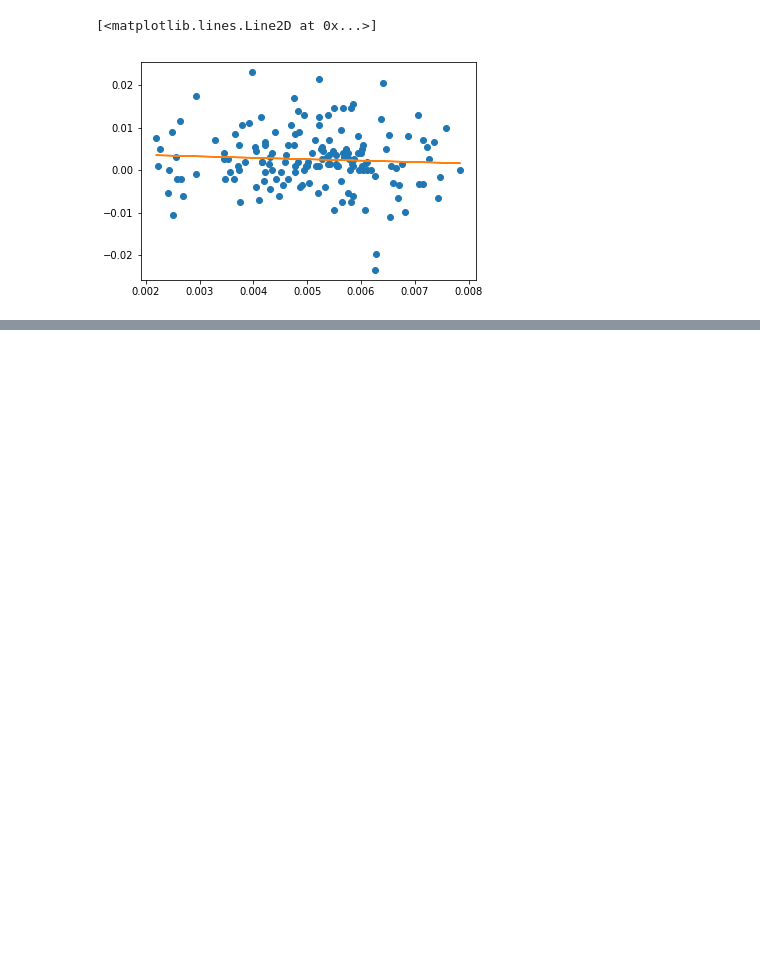
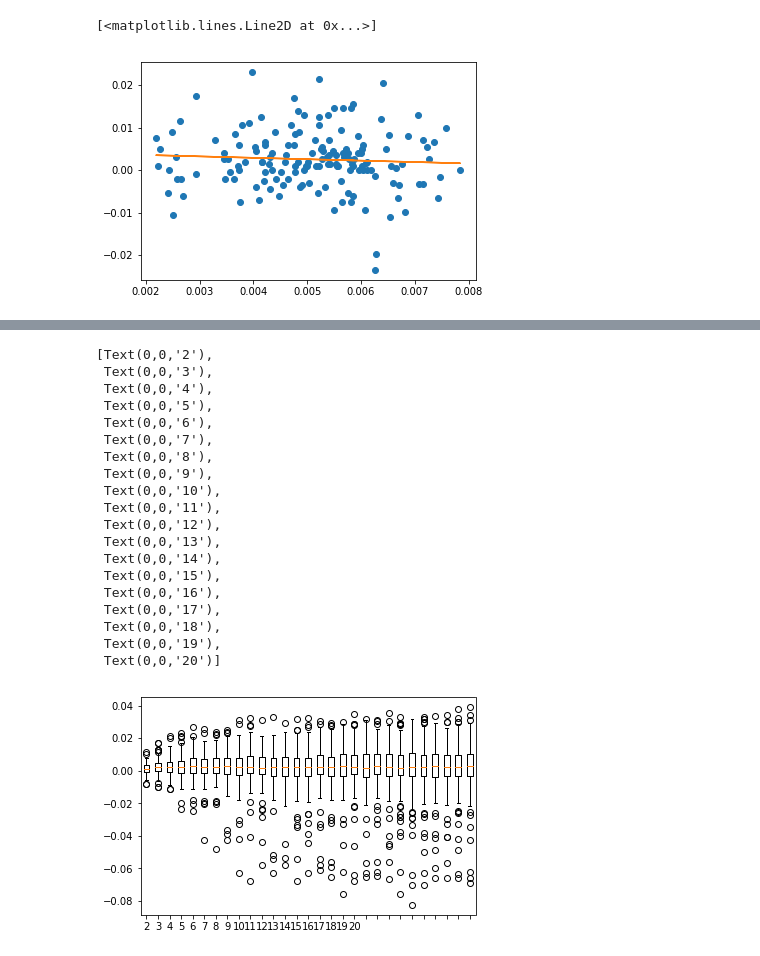
Before and after one commit to zycalice/domain-adaptation-nlp, a Jupyter notebook: notebooks/CIS620_project2_amazon.ipynb, the cells around one changed output, grey strips where cells are left out. Saved outputs shown, nothing was run; the diff lists cells and outputs as text; code cells hidden in the pictures; blank space fills up the shorter version.

```diff
--- a/notebooks/CIS620_project2_amazon.ipynb
+++ b/notebooks/CIS620_project2_amazon.ipynb
@@ -587,0 +691,3 @@ plt.plot(x, m*x + b)
+# %%
+%%notify
+iter_from_2_to_30 = [all_combination_test(i, dist_eval = True) for i in range(2,31)]
@@ -587,0 +696,25 @@ plt.plot(x, m*x + b)
+# %%
+fig, ax = plt.subplots()
+ax.boxplot([x[0] for x in iter_from_2_to_30])
+ax.set_xticklabels([i for i in range(2,21)])
+# %% [output]
+[Text(0,0,'2'),
+ Text(0,0,'3'),
+ Text(0,0,'4'),
+ Text(0,0,'5'),
+ Text(0,0,'6'),
+ Text(0,0,'7'),
+ Text(0,0,'8'),
+ Text(0,0,'9'),
+ Text(0,0,'10'),
+ Text(0,0,'11'),
+ Text(0,0,'12'),
+ Text(0,0,'13'),
+ Text(0,0,'14'),
+ Text(0,0,'15'),
+ Text(0,0,'16'),
+ Text(0,0,'17'),
+ Text(0,0,'18'),
+ Text(0,0,'19'),
+ Text(0,0,'20')]
+[figure, added]
```
Also changed, not shown: parts of 22 cells of this notebook.
